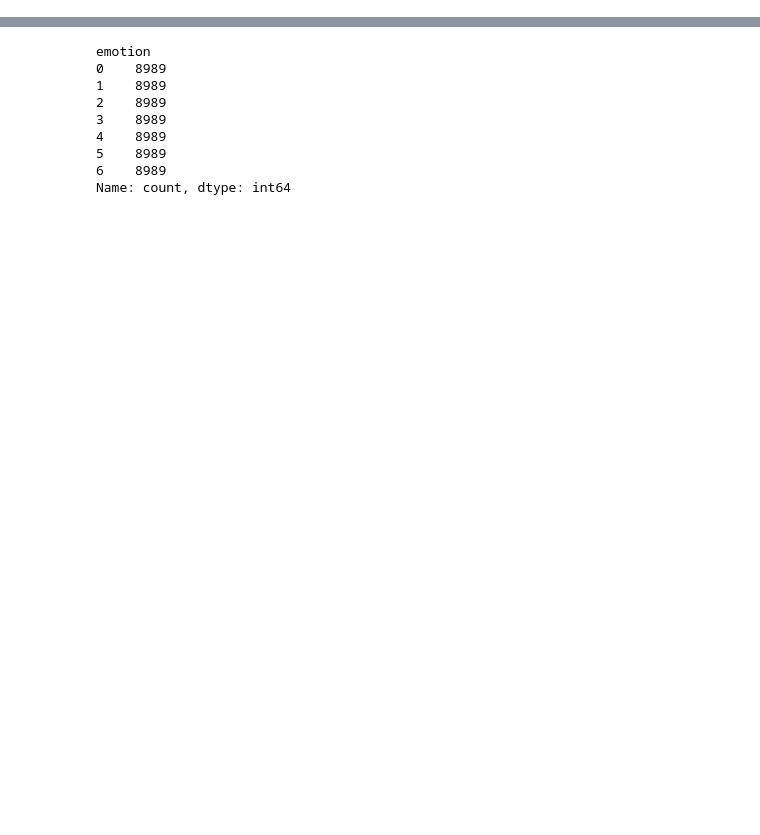
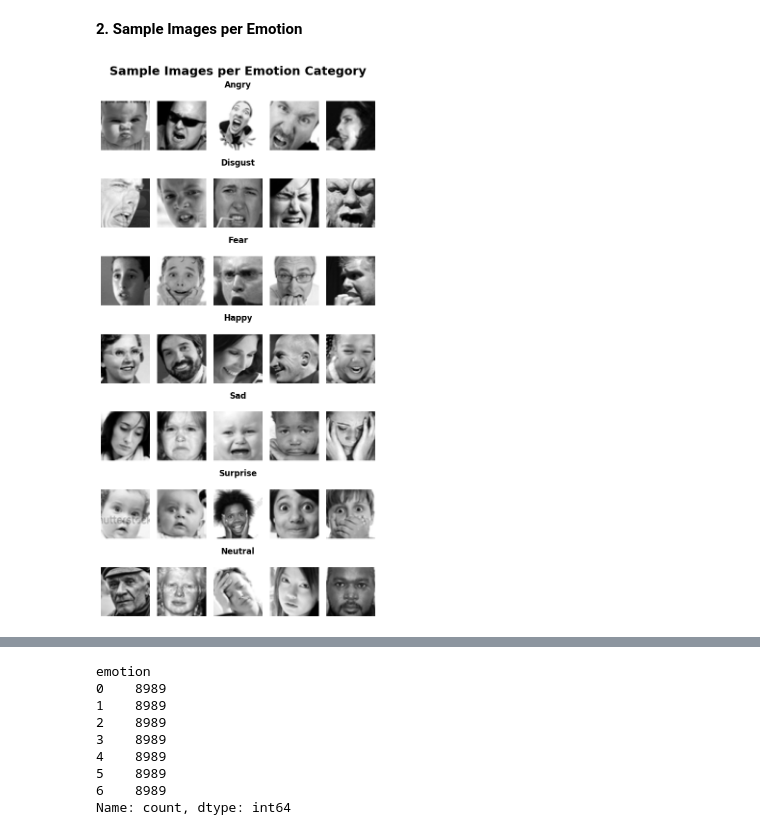
Before and after one commit to DrZubi/Expressions-Decoded, a Jupyter notebook: main.ipynb, the cells around one changed output, grey strips where cells are left out. Saved outputs shown, nothing was run; the diff lists cells and outputs as text; code cells hidden in the pictures; blank space fills up the shorter version.

```diff
--- a/main.ipynb
+++ b/main.ipynb
@@ -204,0 +257,43 @@ We will correct for class imbalance by undersampling the smallest class size.
+# %% [markdown]
+**2. Sample Images per Emotion**
+# %%
+# Get unique emotion classes
+emotion_classes = np.sort(df['emotion'].unique())
+
+# Define the number of images to display per emotion class
+num_images_per_class = 5
+
+# Create a figure with a grid of subplots
+fig, axes = plt.subplots(len(emotion_classes),
+                         num_images_per_class,
+                         figsize=(6, 12))
+
+# Add a main title to the figure
+fig.suptitle('Sample Images per Emotion Category',
+             fontsize=18,
+              fontweight='bold'
+            )
+
+# Specify seed for consistent results
+np.random.seed(0)
+
+# Iterate through each emotion class and plot images
+for i, emotion_class in enumerate(emotion_classes):
+
+    # Select 5 random images from the current emotion class
+    images = df[df['emotion'] == emotion_class].sample(num_images_per_class, random_state=0)['image'].values
+
+    # Plot each image in the grid
+    for j in range(num_images_per_class):
+        axes[i, j].imshow(images[j], cmap='gray')
+        axes[i, j].axis('off')
+
+    # Add emotion label in the middle of each row
+    middle_index = num_images_per_class // 2
+    axes[i, middle_index].set_title(f'{emotion_mapping[emotion_class]}', fontsize=12, pad=20, fontweight='bold')
+
+# Adjust layout for better spacing
+plt.tight_layout()
+plt.show()
+# %% [output]
+[figure, added]
```
Also changed, not shown: parts of 90 cells of this notebook.
